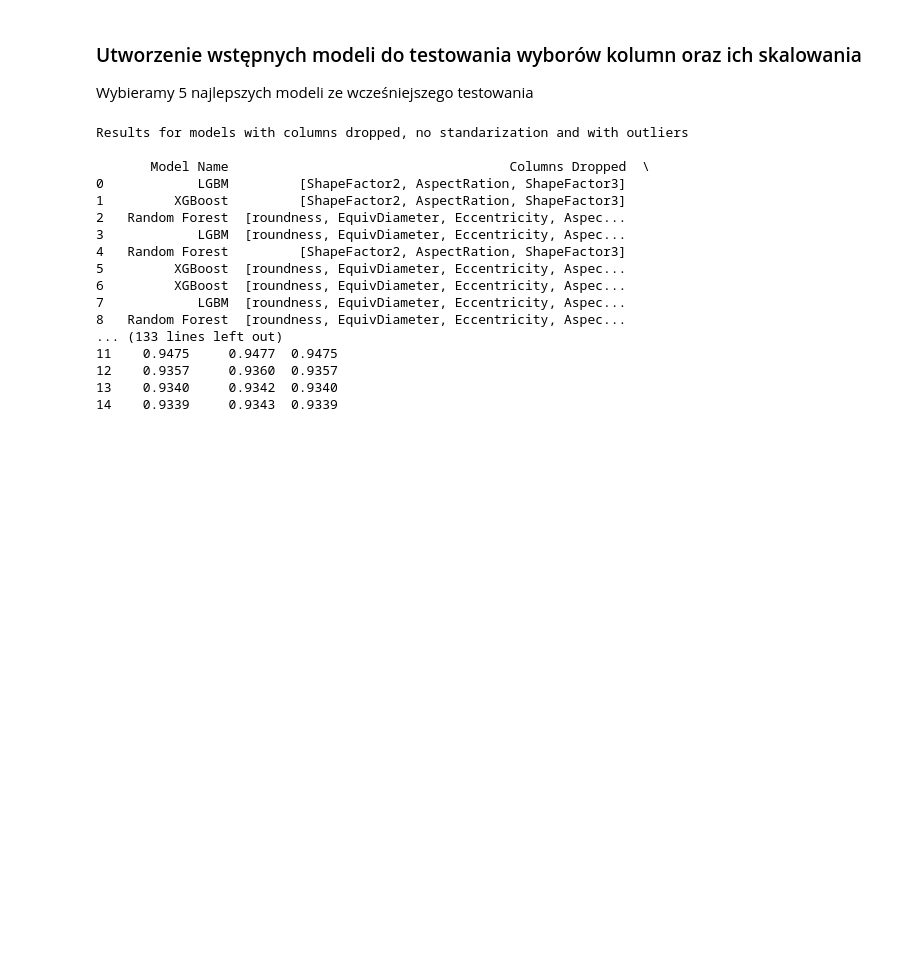
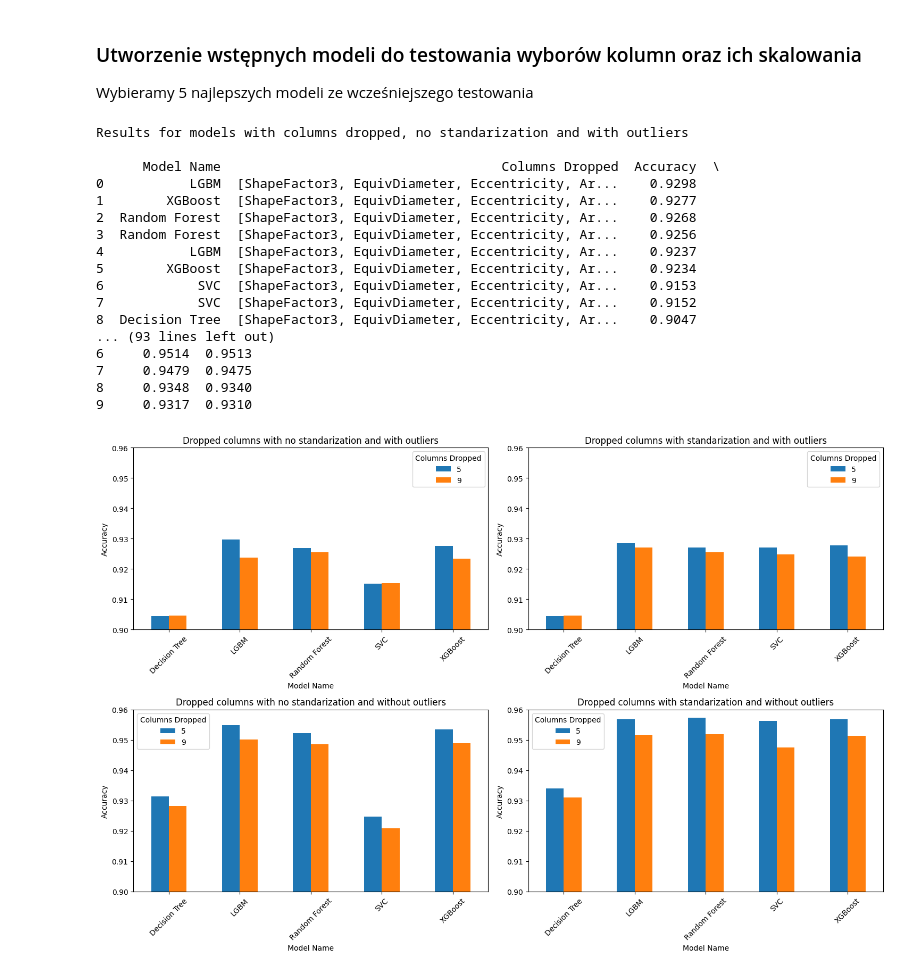
Before and after one commit to tomaszzywicki/Dry-Bean-Classification, a Jupyter notebook: notebooks/data_pereparation2.ipynb, the cells around one changed output. Saved outputs shown, nothing was run; the diff lists cells and outputs as text; code cells hidden in the pictures; blank space fills up the shorter version.

```diff
--- a/notebooks/data_pereparation2.ipynb
+++ b/notebooks/data_pereparation2.ipynb
@@ -161,6 +166,5 @@ Do tego możemy wziąć również pod uwagę kolumny których usuwanie podczas w
 # %% [markdown]
 ### Różne kombinacje kolumn do wyrzucenia
 # %%
-features_to_drop1 = ['ShapeFactor2', 'AspectRation', 'ShapeFactor3']
-features_to_drop2 = ['roundness' ,'EquivDiameter' ,'Eccentricity', 'AspectRation', 'Area', 'ConvexArea', 'ShapeFactor1']
-features_to_drop3 = ['roundness' ,'EquivDiameter' ,'Eccentricity', 'AspectRation', 'Area', 'ConvexArea', 'ShapeFactor1', 'Extent', 'Solidity', 'ShapeFactor2']
+features_to_drop2 = ['ShapeFactor3', 'EquivDiameter', 'Eccentricity', 'Area', 'ConvexArea']
+features_to_drop3 = ['ShapeFactor3', 'EquivDiameter', 'Eccentricity', 'Area', 'ConvexArea', 'Extent', 'ShapeFactor2', 'roundness', 'AspectRation']
@@ -229,9 +230,8 @@ def test_models_with_preprocessing(df, models, columns_to_drop, to_standarize=Fa
 Wybieramy 5 najlepszych modeli ze wcześniejszego testowania
 # %%
 columns_to_drop = [
-    ['ShapeFactor2', 'AspectRation', 'ShapeFactor3'],
-    ['roundness' ,'EquivDiameter' ,'Eccentricity', 'AspectRation', 'Area', 'ConvexArea', 'ShapeFactor1'],
-    ['roundness' ,'EquivDiameter' ,'Eccentricity', 'AspectRation', 'Area', 'ConvexArea', 'ShapeFactor1', 'Extent', 'Solidity', 'ShapeFactor2']
+    features_to_drop2,
+    features_to_drop3
 ]
 
 models2 = [
@@ -251,7 +251,7 @@ results_dropped_columns_no_standarize_without_outliers = test_models_with_prepro
 results_dropped_columns_standarize_without_outliers = test_models_with_preprocessing(df_all, models2, columns_to_drop, to_standarize=True, replacing_outliers=True)
 # %%
 print("Results for models with columns dropped, no standarization and with outliers\n")
-print(results_dropped_columns_no_standarize)
+print(results_dropped_columns_no_standarize_with_outliers)
 print("\n-----------------------------------\n")
 print("Results for models with columns dropped, standarization and with outliers\n")
 print(results_dropped_columns_standarize_with_outliers)
@@ -264,18 +264,54 @@ print(results_dropped_columns_standarize_without_outliers)
 # %% [output]
 Results for models with columns dropped, no standarization and with outliers
 
-       Model Name                                    Columns Dropped  \
-0            LGBM         [ShapeFactor2, AspectRation, ShapeFactor3]
-1         XGBoost         [ShapeFactor2, AspectRation, ShapeFactor3]
-2   Random Forest  [roundness, EquivDiameter, Eccentricity, Aspec...
-3            LGBM  [roundness, EquivDiameter, Eccentricity, Aspec...
-4   Random Forest         [ShapeFactor2, AspectRation, ShapeFactor3]
-5         XGBoost  [roundness, EquivDiameter, Eccentricity, Aspec...
-6         XGBoost  [roundness, EquivDiameter, Eccentricity, Aspec...
-7            LGBM  [roundness, EquivDiameter, Eccentricity, Aspec...
-8   Random Forest  [roundness, EquivDiameter, Eccentricity, Aspec...
-... (133 lines left out)
-11    0.9475     0.9477  0.9475
-12    0.9357     0.9360  0.9357
-13    0.9340     0.9342  0.9340
-14    0.9339     0.9343  0.9339
+      Model Name                                    Columns Dropped  Accuracy  \
+0           LGBM  [ShapeFactor3, EquivDiameter, Eccentricity, Ar...    0.9298
+1        XGBoost  [ShapeFactor3, EquivDiameter, Eccentricity, Ar...    0.9277
+2  Random Forest  [ShapeFactor3, EquivDiameter, Eccentricity, Ar...    0.9268
+3  Random Forest  [ShapeFactor3, EquivDiameter, Eccentricity, Ar...    0.9256
+4           LGBM  [ShapeFactor3, EquivDiameter, Eccentricity, Ar...    0.9237
+5        XGBoost  [ShapeFactor3, EquivDiameter, Eccentricity, Ar...    0.9234
+6            SVC  [ShapeFactor3, EquivDiameter, Eccentricity, Ar...    0.9153
+7            SVC  [ShapeFactor3, EquivDiameter, Eccentricity, Ar...    0.9152
+8  Decision Tree  [ShapeFactor3, EquivDiameter, Eccentricity, Ar...    0.9047
+... (93 lines left out)
+6     0.9514  0.9513
+7     0.9479  0.9475
+8     0.9348  0.9340
+9     0.9317  0.9310
+# %%
+res1 = results_dropped_columns_no_standarize_with_outliers
+res2 = results_dropped_columns_standarize_with_outliers
+res3 = results_dropped_columns_no_standarize_without_outliers
+res4 = results_dropped_columns_standarize_without_outliers
+# %%
+dataframes = [res1, res2, res3, res4]
+titles = ['Dropped columns with no standarization and with outliers',
+          'Dropped columns with standarization and with outliers',
+          'Dropped columns with no standarization and without outliers',
+          'Dropped columns with standarization and without outliers']
+
+fig, axs = plt.subplots(2, 2, figsize=(15, 10))
+
+for i, ax in enumerate(axs.flatten()):
+    df = dataframes[i]
+    # Przekształć listy na napisy
+    df['Columns Dropped'] = df['Columns Dropped'].apply(lambda x: ', '.join(x))
+
+    # Przekształć DataFrame
+    df_pivot = df.pivot(index='Model Name', columns='Columns Dropped', values='Accuracy')
+
+    # Stwórz wykres słupkowy
+    df_pivot.plot(kind='bar', ax=ax)
+
+    ax.set_title(titles[i])
+    ax.set_ylabel('Accuracy')
+    ax.set_xlabel('Model Name')
+    ax.set_xticklabels(df_pivot.index, rotation=45)
+    ax.set_ylim(0.90, 0.96)
+    ax.legend(["5", "9"], title='Columns Dropped')
+
+plt.tight_layout()
+plt.show()
+# %% [output]
+[figure, added]
```
Also changed, not shown: parts of 7 cells of this notebook.
